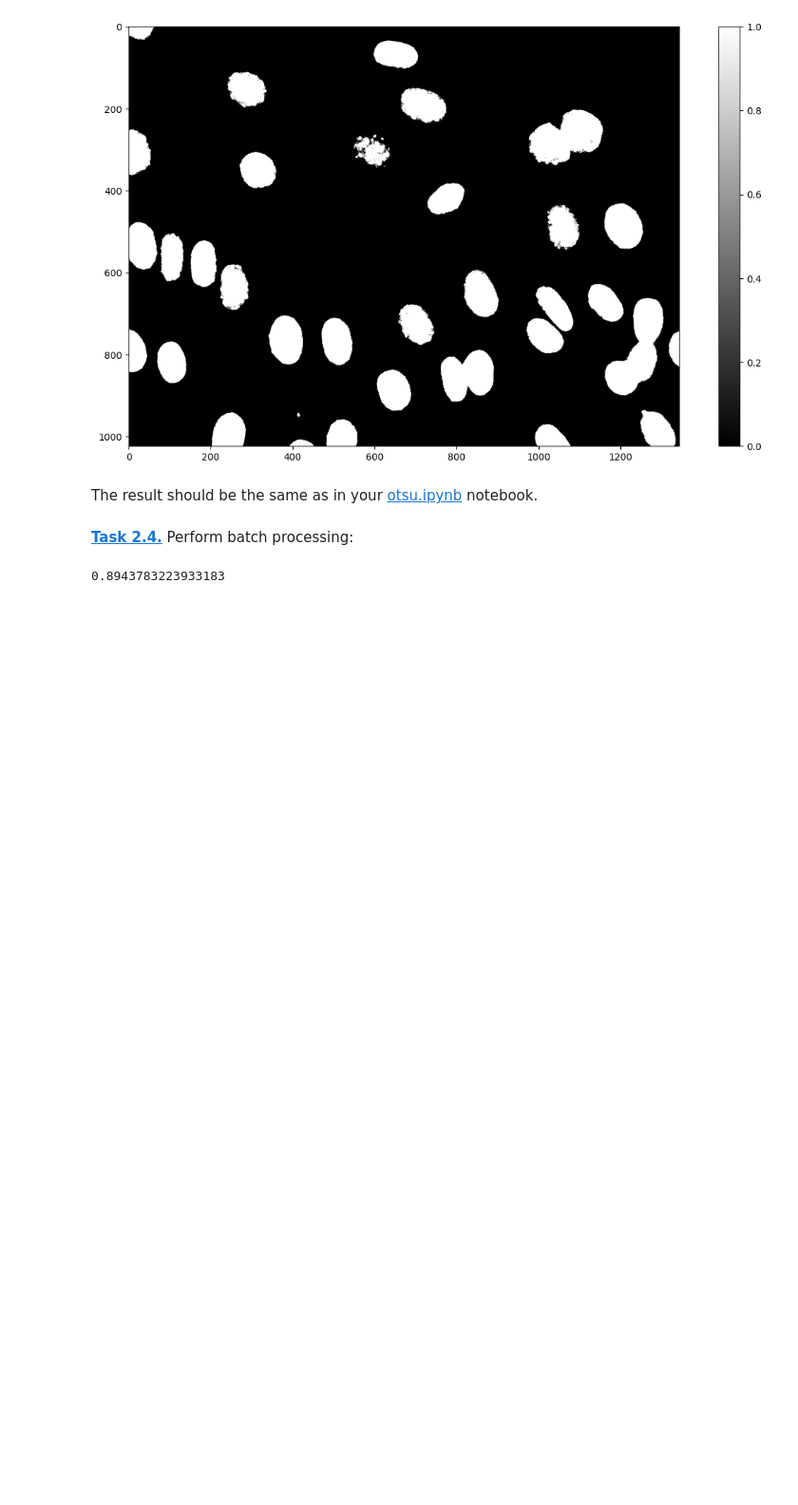
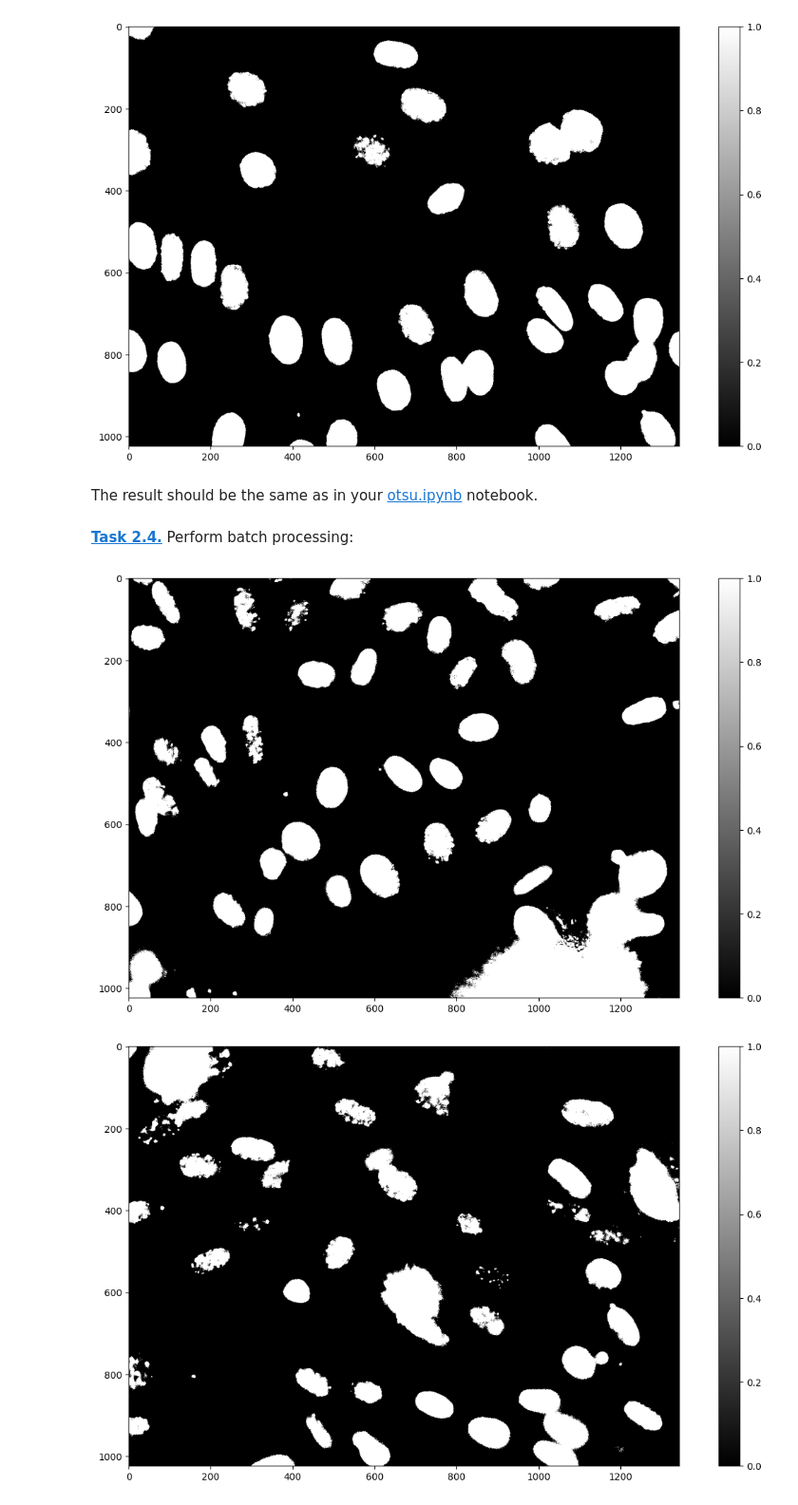
Before and after one commit to SamuelMaerklin/mobi-fs5-python, a Jupyter notebook: otsu_batch.ipynb, the cells around one changed output. Shown at 95% size. Saved outputs shown, nothing was run; the diff lists cells and outputs as text; code cells hidden in the pictures; blank space fills up the shorter version.

Commit message:
Finish Otsu batch task

```diff
--- a/otsu_batch.ipynb
+++ b/otsu_batch.ipynb
@@ -16,7 +16,6 @@ def otsu_thresholding(imgf):
 
     werte = np.arange(256)
     Score = np.full(256, np.inf) #np.inf damit die ersten Stellen nicht 0 bleiben. Alle die nicht 0 sind werden überschrieben.
-
 
     for i in range(256):
         n1 = h[:i].sum()
@@ -33,8 +32,6 @@ def otsu_thresholding(imgf):
 
     seg = img8.copy()
 
-    T = 31
-
     for x in range(1024):
         for y in range (1344):
             if seg[x,y] >= T:
@@ -73,9 +74,20 @@ plt.colorbar ()
 The result should be the same as in your [otsu.ipynb](otsu.ipynb) notebook.
 # %% [markdown]
 **[Task 2.4.]()** Perform batch processing:
-# %%
-imgf_ref = plt.imread('data/NIH3T3/gt/0.png')
-
-compute_dice(imgf_seg.astype(bool), imgf_ref.astype(bool))
-# %% [output]
-0.8943783223933183
+# %%
+k = [28, 29, 33, 44, 46, 49]
+
+for i in k:
+    img_batch = plt.imread(f'data/NIH3T3/im/dna-{i}.png')
+    img_batch_gt =(f'data/NIH3T3/gt/{i}.png')
+
+    img_batch_seg = otsu_thresholding(img_batch)
+    #dc = compute_dice(img_batch_seg.astype(bool), img_batch_gt.astype(bool))  # DC funktioniert nicht: str. astype fehler
+
+    plt.figure(figsize=(15,8))
+    plt.imshow(img_batch_seg, 'grey')
+    plt.colorbar ()
+    #print(dc)
+# %% [output]
+[figure, added]
+[figure, added]
```
Also changed, not shown: parts of 2 cells of this notebook.
